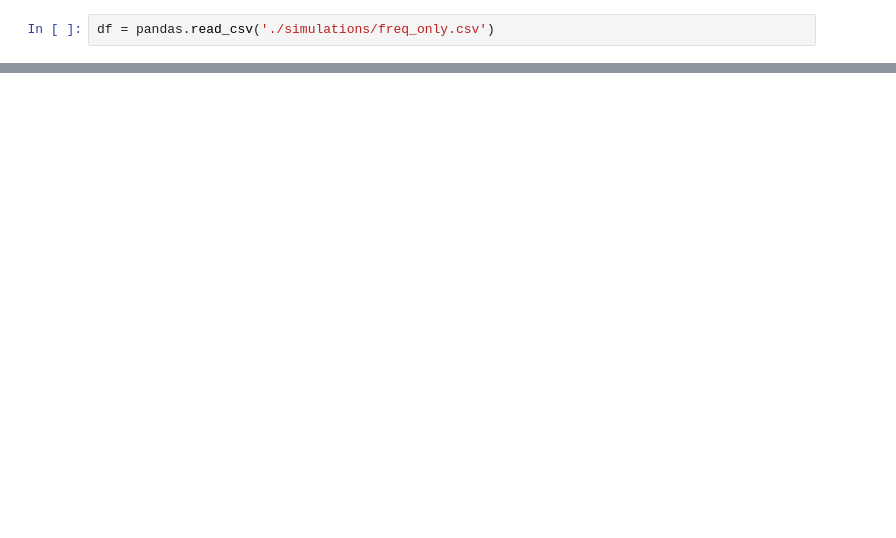
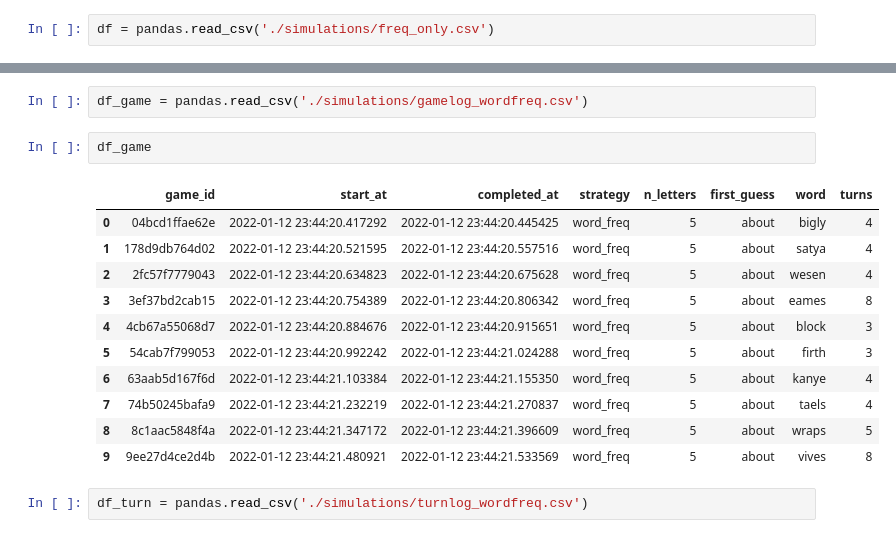
Before and after one commit to jkatzur/wordle-solver, a Jupyter notebook: Analyzing Simulations.ipynb, the cells around one changed output, grey strips where cells are left out. Saved outputs shown, nothing was run; the diff lists cells and outputs as text; blank space fills up the shorter version.

Commit message:
Added turn level logging to simulator

```diff
--- a/Analyzing Simulations.ipynb
+++ b/Analyzing Simulations.ipynb
@@ -25,0 +23,18 @@ df.groupby('first_guess').mean('turns').sort_values(by='turns', ascending = True
+# %%
+df_game = pandas.read_csv('./simulations/gamelog_wordfreq.csv')
+# %%
+df_game
+# %% [output]
+|  | game_id | start_at | completed_at | strategy | n_letters | first_guess | word | turns |
+| 0 | 04bcd1ffae62e | 2022-01-12 23:44:20.417292 | 2022-01-12 23:44:20.445425 | word_freq | 5 | about | bigly | 4 |
+| 1 | 178d9db764d02 | 2022-01-12 23:44:20.521595 | 2022-01-12 23:44:20.557516 | word_freq | 5 | about | satya | 4 |
+| 2 | 2fc57f7779043 | 2022-01-12 23:44:20.634823 | 2022-01-12 23:44:20.675628 | word_freq | 5 | about | wesen | 4 |
+| 3 | 3ef37bd2cab15 | 2022-01-12 23:44:20.754389 | 2022-01-12 23:44:20.806342 | word_freq | 5 | about | eames | 8 |
+| 4 | 4cb67a55068d7 | 2022-01-12 23:44:20.884676 | 2022-01-12 23:44:20.915651 | word_freq | 5 | about | block | 3 |
+| 5 | 54cab7f799053 | 2022-01-12 23:44:20.992242 | 2022-01-12 23:44:21.024288 | word_freq | 5 | about | firth | 3 |
+| 6 | 63aab5d167f6d | 2022-01-12 23:44:21.103384 | 2022-01-12 23:44:21.155350 | word_freq | 5 | about | kanye | 4 |
+| 7 | 74b50245bafa9 | 2022-01-12 23:44:21.232219 | 2022-01-12 23:44:21.270837 | word_freq | 5 | about | taels | 4 |
+| 8 | 8c1aac5848f4a | 2022-01-12 23:44:21.347172 | 2022-01-12 23:44:21.396609 | word_freq | 5 | about | wraps | 5 |
+| 9 | 9ee27d4ce2d4b | 2022-01-12 23:44:21.480921 | 2022-01-12 23:44:21.533569 | word_freq | 5 | about | vives | 8 |
+# %%
+df_turn = pandas.read_csv('./simulations/turnlog_wordfreq.csv')
```
Also changed, not shown: parts of 3 cells of this notebook, 3 other files.
